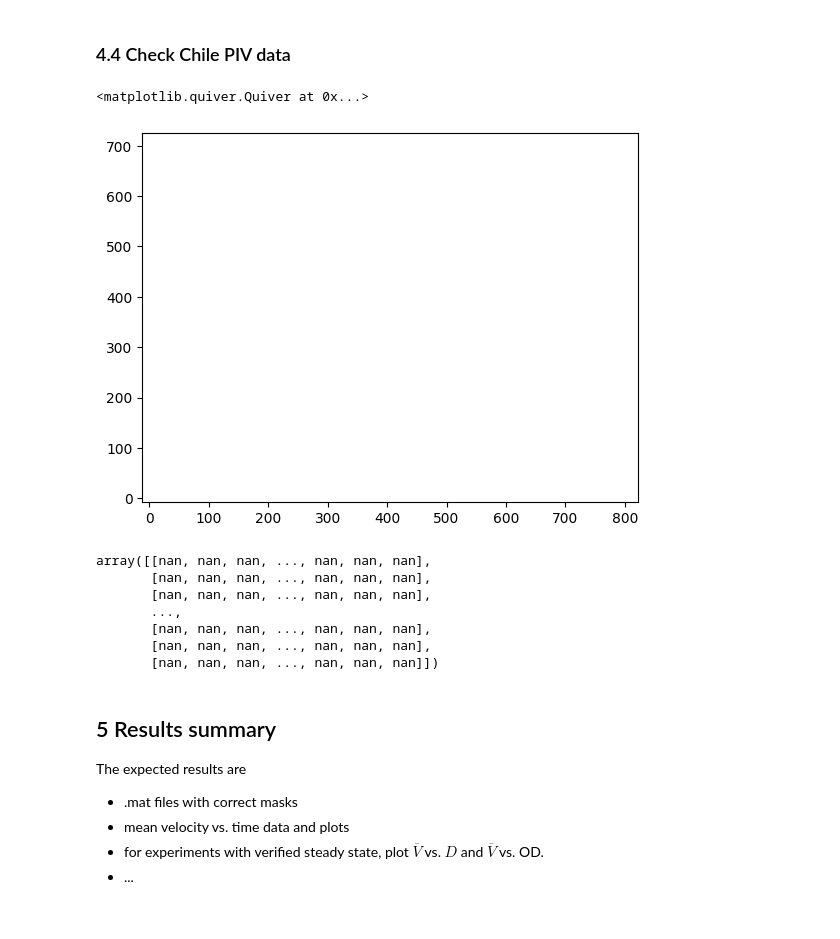
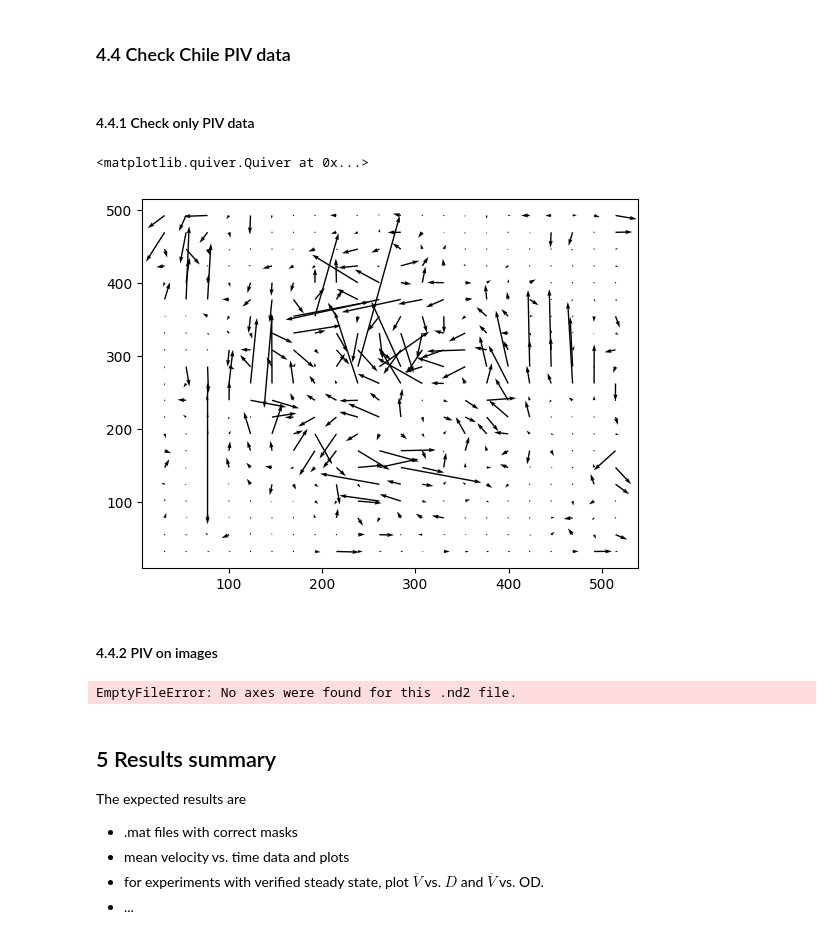
Before and after one commit to ZLoverty/DE, a Jupyter notebook: Code/PIV on DE images.ipynb, the cells around one changed output. Saved outputs shown, nothing was run; the diff lists cells and outputs as text; code cells hidden in the pictures.

Commit message:
check Chile PIV results

```diff
--- a/Code/PIV on DE images.ipynb
+++ b/Code/PIV on DE images.ipynb
@@ -529,26 +529,33 @@ Alternatively, I can make a more conservative mask to mask out the bottom dark r
 ![picture 1](../images/2023/01/new-mask.png)
 # %% [markdown]
 ### 4.4 Check Chile PIV data
+# %% [markdown]
+#### 4.4.1 Check only PIV data
 # %%
 piv_folder = r"D:\Chile\PIV"
-n = 100
+n = 110
 cpiv_dict = loadmat(os.path.join(piv_folder, "{:03d}.mat".format(n)))
 cpiv = compact_PIV(cpiv_dict)
-x, y, u, v = cpiv.get_frame(10000)
+x, y, u, v = cpiv.get_frame(0)
 plt.quiver(x, y, u, v)
 # %% [output]
 <matplotlib.quiver.Quiver at 0x...>
-[figure, old version]
+[figure, new version]
-# %%
-u
-# %% [output]
-array([[nan, nan, nan, ..., nan, nan, nan],
-       [nan, nan, nan, ..., nan, nan, nan],
-       [nan, nan, nan, ..., nan, nan, nan],
-       ...,
-       [nan, nan, nan, ..., nan, nan, nan],
-       [nan, nan, nan, ..., nan, nan, nan],
-       [nan, nan, nan, ..., nan, nan, nan]])
+# %% [markdown]
+#### 4.4.2 PIV on images
+# %%
+piv_folder = r"D:\Chile\PIV"
+nd2_folder = r"D:\Chile\nd2"
+n = 110
+cpiv_dict = loadmat(os.path.join(piv_folder, "{:03d}.mat".format(n)))
+cpiv = compact_PIV(cpiv_dict)
+x, y, u, v = cpiv.get_frame(0)
+with ND2Reader(os.path.join(nd2_folder, "{:03d}.nd2".format(n))) as images:
+    img = images[0]
+plt.imshow(img, cmap="gray")
+plt.quiver(x, y, u, v, color="yellow")
+# %% [output]
+EmptyFileError: No axes were found for this .nd2 file.
 # %% [markdown]
 ## 5 Results summary
 
```
Also changed, not shown: parts of 1 cell of this notebook.
